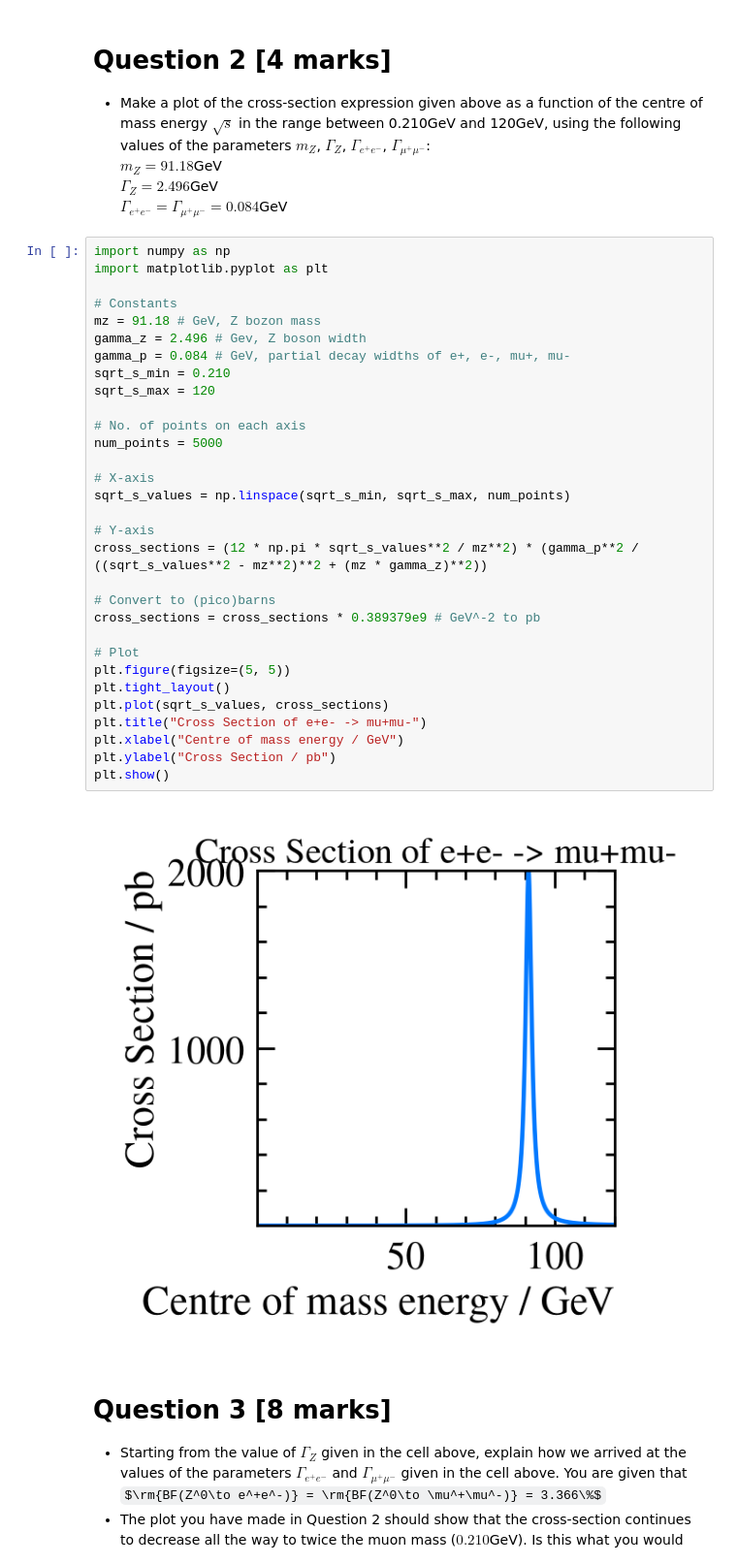
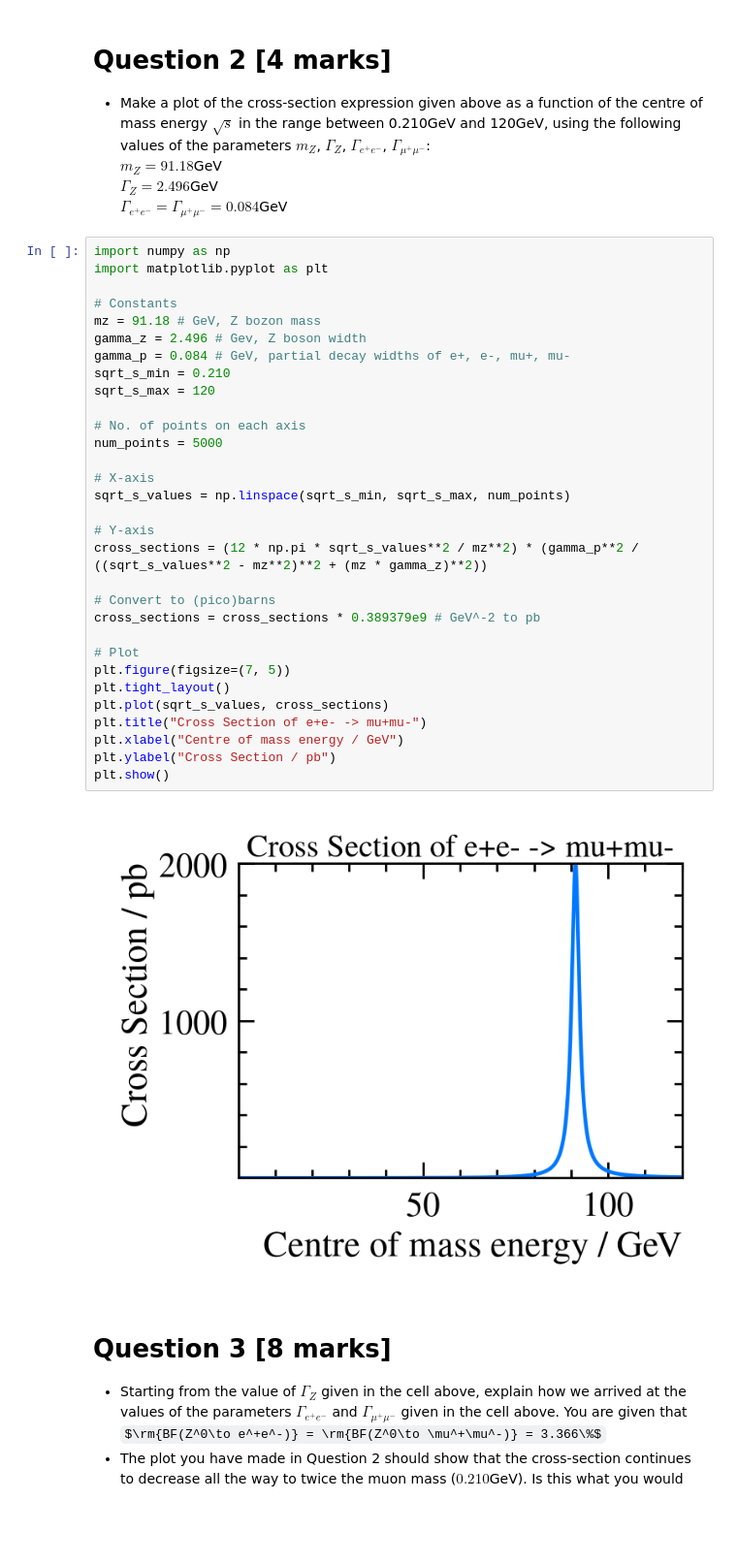
Before and after one commit to PastaShapes/particle-1-AH-JH-RYN, a Jupyter notebook: particle_1_AH_JH_RYN.ipynb, the cells around one changed output. Shown at 97% size. Drawn from its saved outputs; the diff is of its cells as text; some formulas as TeX source; blank space fills up the shorter version.

```diff
--- a/particle_1_AH_JH_RYN.ipynb
+++ b/particle_1_AH_JH_RYN.ipynb
@@ -34,35 +34,35 @@ $\Gamma_{e^+e^-}=\Gamma_{\mu^+\mu^-}=0.084$GeV
 import numpy as np
 import matplotlib.pyplot as plt
 
 # Constants
 mz = 91.18 # GeV, Z bozon mass
 gamma_z = 2.496 # Gev, Z boson width
 gamma_p = 0.084 # GeV, partial decay widths of e+, e-, mu+, mu-
 sqrt_s_min = 0.210
 sqrt_s_max = 120
 
 # No. of points on each axis
 num_points = 5000
 
 # X-axis
 sqrt_s_values = np.linspace(sqrt_s_min, sqrt_s_max, num_points)
 
 # Y-axis
 cross_sections = (12 * np.pi * sqrt_s_values**2 / mz**2) * (gamma_p**2 / ((sqrt_s_values**2 - mz**2)**2 + (mz * gamma_z)**2))
 
 # Convert to (pico)barns
 cross_sections = cross_sections * 0.389379e9 # GeV^-2 to pb
 
 # Plot
-plt.figure(figsize=(5, 5))
+plt.figure(figsize=(7, 5))
 plt.tight_layout()
 plt.plot(sqrt_s_values, cross_sections)
 plt.title("Cross Section of e+e- -> mu+mu-")
 plt.xlabel("Centre of mass energy / GeV")
 plt.ylabel("Cross Section / pb")
 plt.show()
 # %% [output]
-[figure, old version]
+[figure, new version]
 # %% [markdown]
 # Question 3 [8 marks] #
 - Starting from the value of $\Gamma_Z$ given in the cell above, explain how we arrived at the values of the parameters $\Gamma_{e^+e^-}$ and $\Gamma_{\mu^+\mu^-}$ given in the cell above. You are given that $\rm{BF(Z^0\to e^+e^-)} = \rm{BF(Z^0\to \mu^+\mu^-)} = 3.366\%$
```
Also changed, not shown: parts of 4 cells of this notebook.
